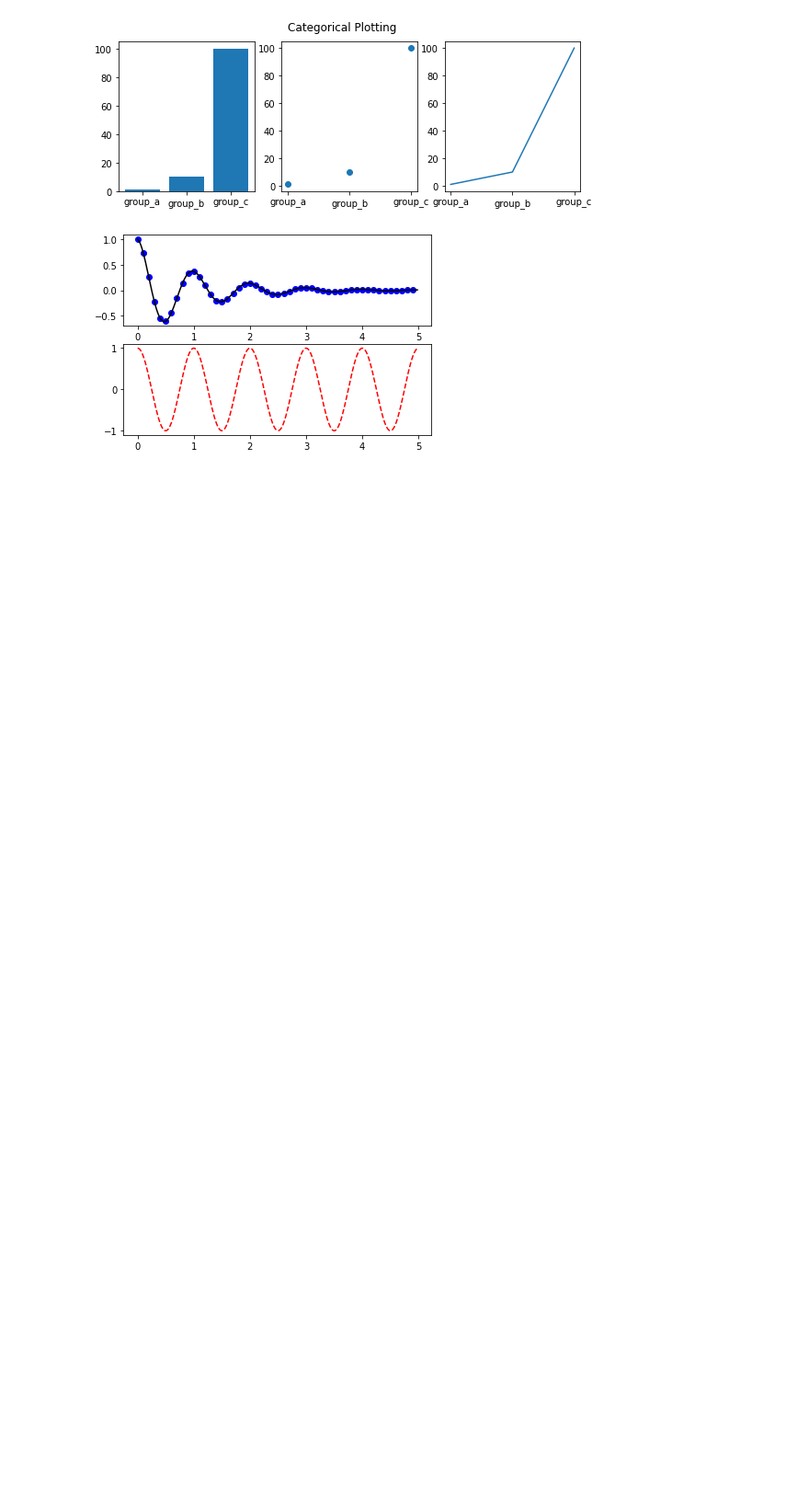
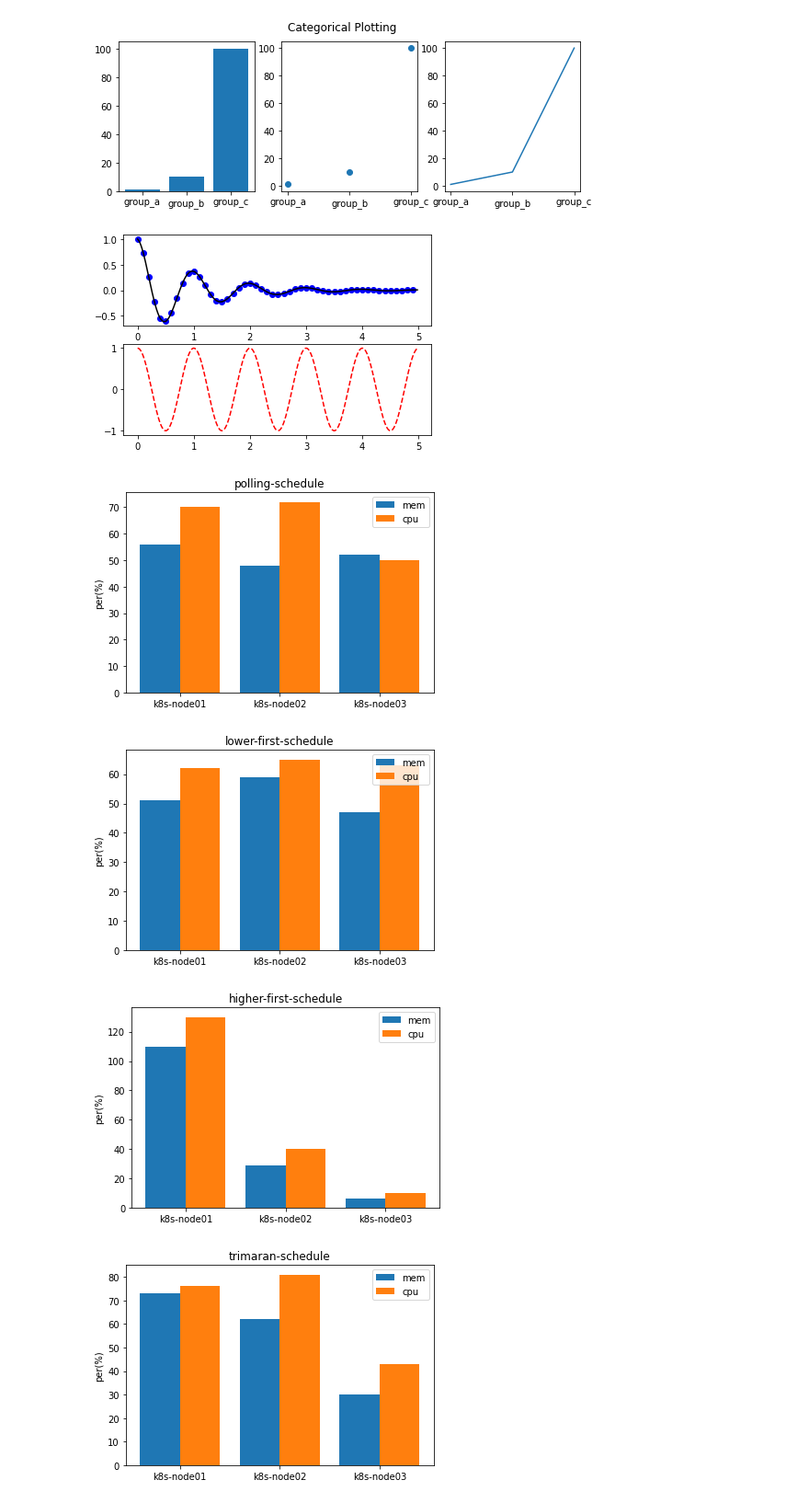
Before and after one commit to charstal/mokuberl, a Jupyter notebook: rl-server/metrics/draw.ipynb, the cells around one changed output. Shown at 92% size. Cells and saved outputs as stored; diff of their text form; code cells hidden in the pictures; blank space fills up the shorter version.

Commit message:
update scheduler

```diff
--- a/rl-server/metrics/draw.ipynb
+++ b/rl-server/metrics/draw.ipynb
@@ -73,3 +73,37 @@ plt.plot(t2, np.cos(2*np.pi*t2), 'r--')
 plt.show()
 # %% [output]
 [figure]
+# %%
+def graph_plt(cpu, mem, title):
+    list1 = cpu   # 柱状图第一组数据
+    list2 = mem   # 柱状图第二组数据
+    length = len(list1)
+    x = np.arange(length)   # 横坐标范围
+    listDate = ["k8s-node01", "k8s-node02", "k8s-node03"]
+
+    plt.figure()
+    total_width, n = 0.8, 2   # 柱状图总宽度，有几组数据
+    width = total_width / n   # 单个柱状图的宽度
+    x1 = x - width / 2   # 第一组数据柱状图横坐标起始位置
+    x2 = x1 + width   # 第二组数据柱状图横坐标起始位置
+
+    plt.title(title)   # 柱状图标题
+    # plt.xlabel("星期")   # 横坐标label 此处可以不添加
+    plt.ylabel("per(%)")   # 纵坐标label
+    plt.bar(x1, list1, width=width, label="mem")
+    plt.bar(x2, list2, width=width, label="cpu")
+    plt.xticks(x, listDate)   # 用星期几替换横坐标x的值
+    plt.legend()   # 给出图例
+    plt.savefig(title + ".png")
+    plt.show()
+# %%
+graph_plt([56, 48, 52], [70, 72, 50], "polling-schedule")
+graph_plt([51, 59, 47], [62, 65, 63], "lower-first-schedule")
+graph_plt([110, 29, 6], [130, 40, 10], "higher-first-schedule") # 超售
+graph_plt([73, 62, 30], [76, 81, 43], "trimaran-schedule")      # 70
+graph_plt([83, 69, 3], [90, 84, 9], "mouberl-schedule")         # 70
+# %% [output]
+[figure, added]
+[figure, added]
+[figure, added]
+[figure, added]
```
Also changed, not shown: parts of 2 cells of this notebook, 20 other files.
